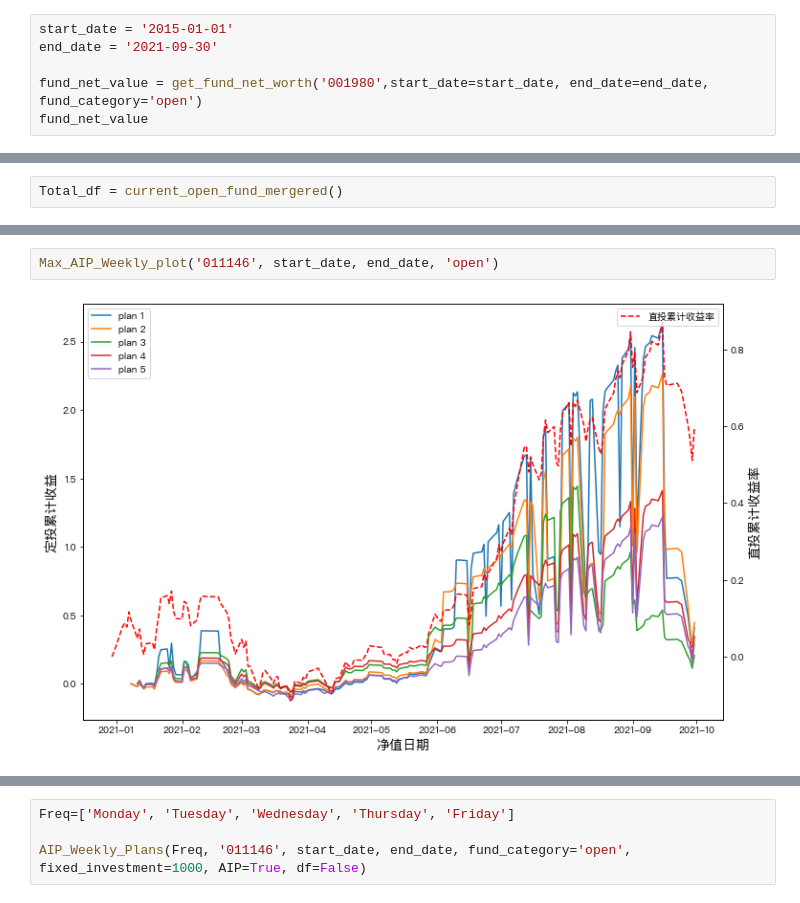
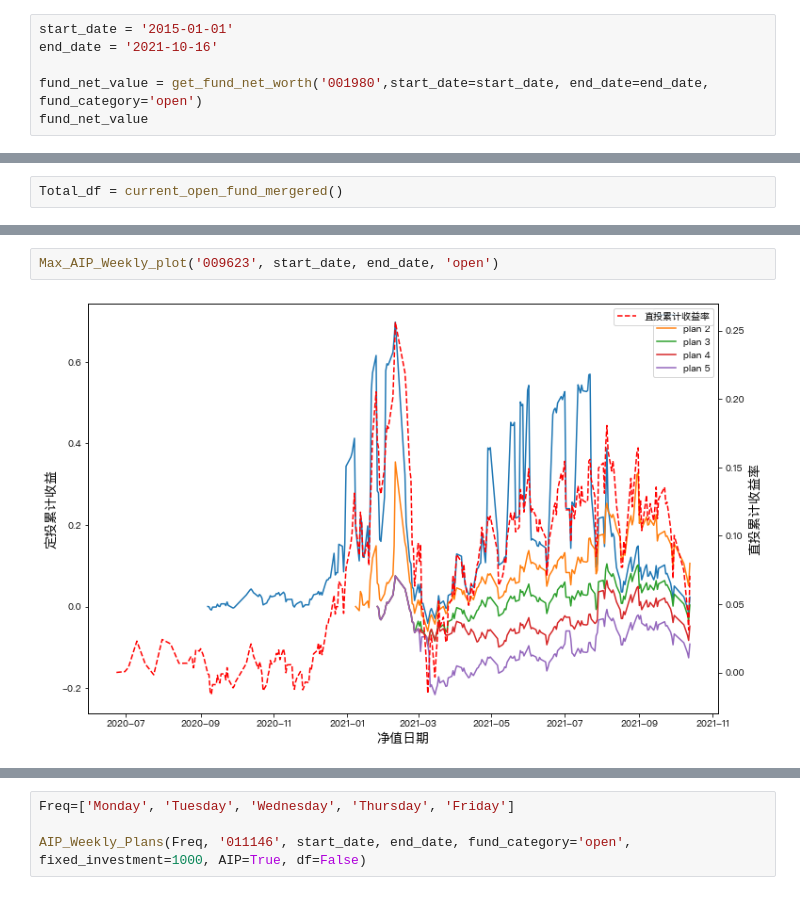
Before and after one commit to Seaaann/MyQuantReserch, a Jupyter notebook: Funds/定投回测.ipynb, the cells around one changed output, grey strips where cells are left out. Saved outputs shown, nothing was run; the diff lists cells and outputs as text.

```diff
--- a/Funds/定投回测.ipynb
+++ b/Funds/定投回测.ipynb
@@ -29,7 +28,7 @@ Start: 2021-10-04
 ### Examples for using methods in AIP and fund_tools
 # %%
 start_date = '2015-01-01'
-end_date = '2021-09-30'
+end_date = '2021-10-16'
 
 fund_net_value = get_fund_net_worth('001980',start_date=start_date, end_date=end_date, fund_category='open')
 fund_net_value
@@ -255,5 +247,5 @@ Max_AIP_Weekly_Plans('011146', start_date=start_date, end_date=end_date, fund_ca
 # %%
-Max_AIP_Weekly_plot('011146', start_date, end_date, 'open')
+Max_AIP_Weekly_plot('009623', start_date, end_date, 'open')
 # %% [output]
-[figure, old version]
+[figure, new version]
 # %%
```
Also changed, not shown: parts of 25 cells of this notebook, 3 other files.
